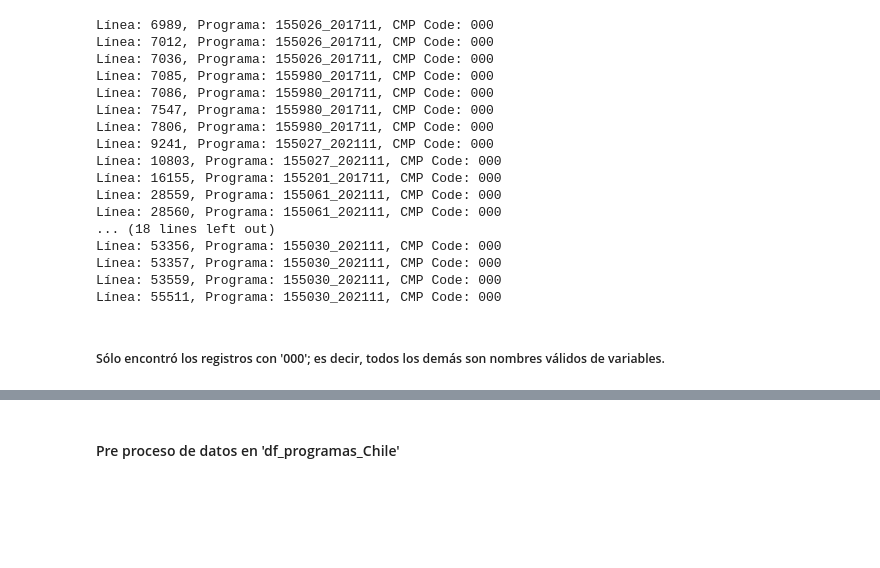
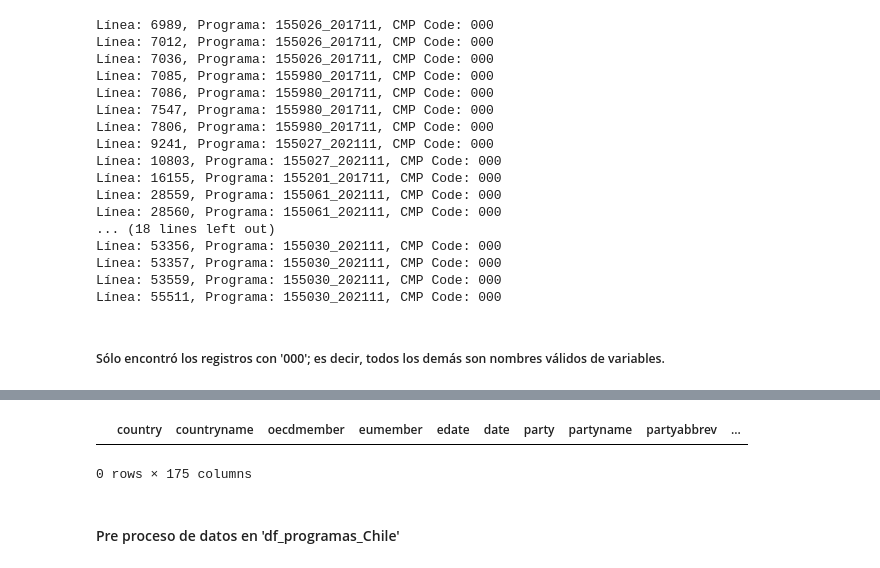
Before and after one commit to MatiasBunsterRaby/Capstone_git, a Jupyter notebook: notebooks/Pruebas_Chile_absoluto.ipynb, the cells around one changed output, grey strips where cells are left out. Saved outputs shown, nothing was run; the diff lists cells and outputs as text; code cells hidden in the pictures; blank space fills up the shorter version.

```diff
--- a/notebooks/Pruebas_Chile_absoluto.ipynb
+++ b/notebooks/Pruebas_Chile_absoluto.ipynb
@@ -284,3 +314,8 @@ Línea: 55511, Programa: 155030_202111, CMP Code: 000
+# %%
+df_absolutos
+# %% [output]
+|  | country | countryname | oecdmember | eumember | edate | date | party | partyname | partyabbrev | ... |
+0 rows × 175 columns
 # %% [markdown]
 #### Pre proceso de datos en 'df_programas_Chile'
 # %%
```
Also changed, not shown: parts of 28 cells of this notebook, 3 other files.
